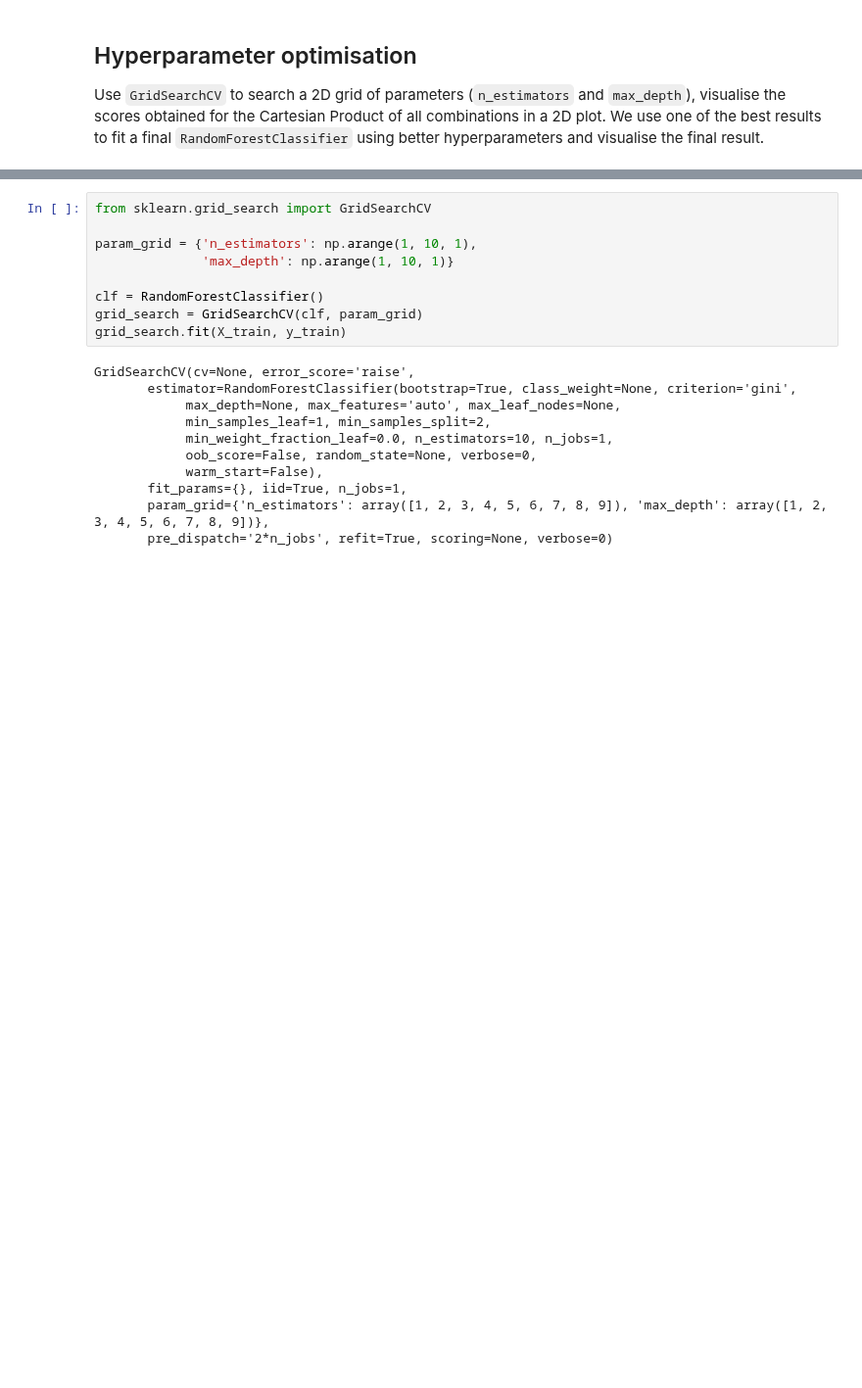
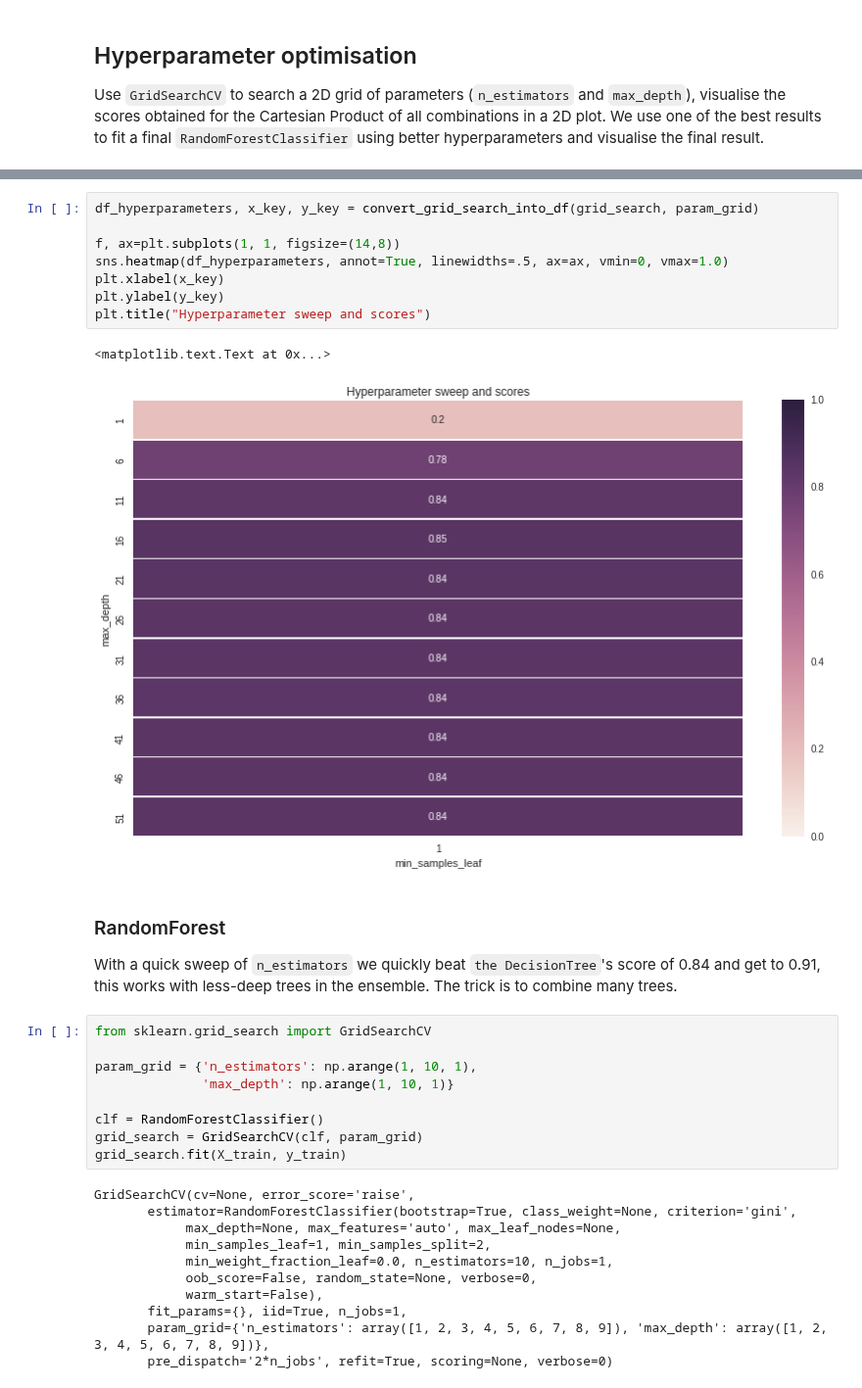
Before and after one commit to ianozsvald/data_science_delivered, a Jupyter notebook: ml_diagnosis_training_bias_variance_trial.ipynb, the cells around one changed output, grey strips where cells are left out. Shown at 98% size. Drawn from its saved outputs; the diff is of its cells as text; blank space fills up the shorter version.

```diff
--- a/ml_diagnosis_training_bias_variance_trial.ipynb
+++ b/ml_diagnosis_training_bias_variance_trial.ipynb
@@ -269,3 +296,18 @@ def convert_grid_search_into_df(grid_search, param_grid):
+# %%
+df_hyperparameters, x_key, y_key = convert_grid_search_into_df(grid_search, param_grid)
+
+f, ax=plt.subplots(1, 1, figsize=(14,8))
+sns.heatmap(df_hyperparameters, annot=True, linewidths=.5, ax=ax, vmin=0, vmax=1.0)
+plt.xlabel(x_key)
+plt.ylabel(y_key)
+plt.title("Hyperparameter sweep and scores")
+# %% [output]
+<matplotlib.text.Text at 0x...>
+[figure, added]
+# %% [markdown]
+### RandomForest
+
+With a quick sweep of `n_estimators` we quickly beat `the DecisionTree`'s score of 0.84 and get to 0.91, this works with less-deep trees in the ensemble. The trick is to combine many trees.
 # %%
 from sklearn.grid_search import GridSearchCV
 
```
Also changed, not shown: parts of 12 cells of this notebook.
